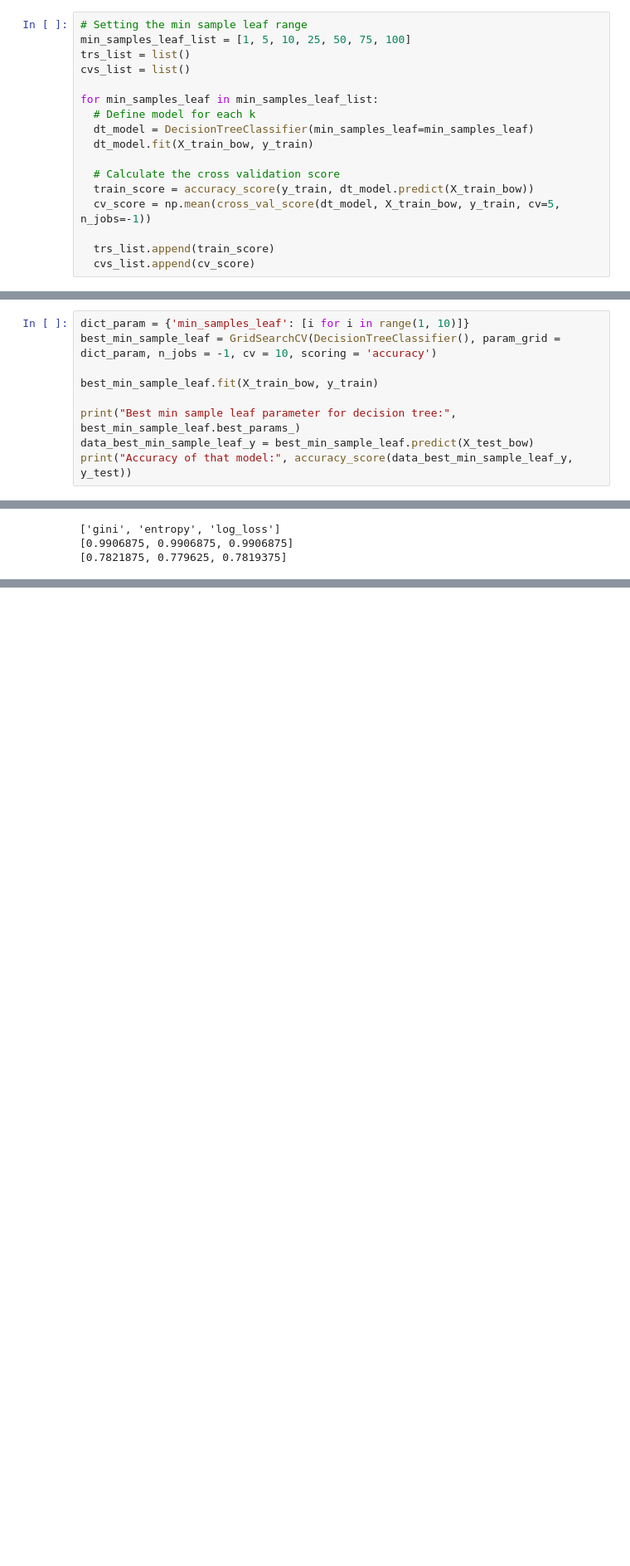
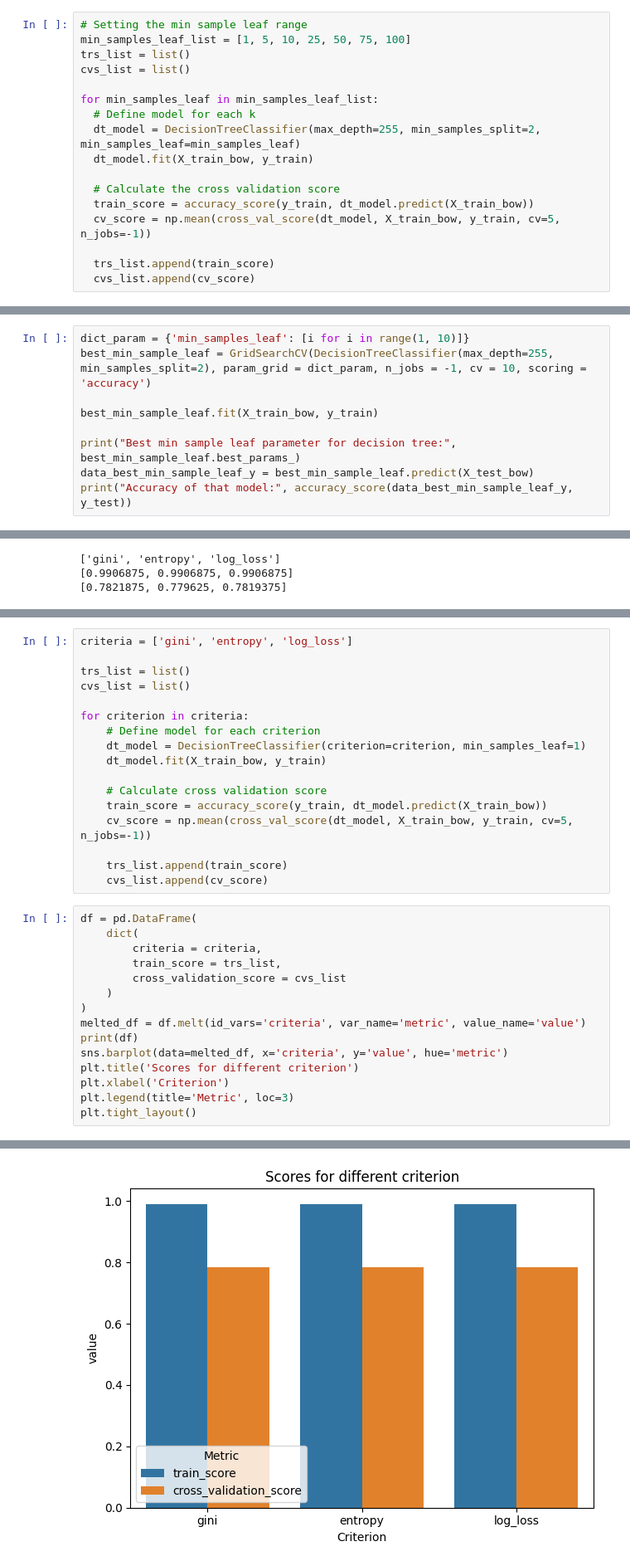
Before and after one commit to auphong2707/emotion-dectection-from-text, a Jupyter notebook: EDFT.ipynb, the cells around one changed output, grey strips where cells are left out. Shown at 83% size. Drawn from its saved outputs; the diff is of its cells as text; blank space fills up the shorter version.

```diff
--- a/EDFT.ipynb
+++ b/EDFT.ipynb
@@ -545,7 +639,7 @@ cvs_list = list()
 
 for min_samples_leaf in min_samples_leaf_list:
   # Define model for each k
-  dt_model = DecisionTreeClassifier(min_samples_leaf=min_samples_leaf)
+  dt_model = DecisionTreeClassifier(max_depth=255, min_samples_split=2, min_samples_leaf=min_samples_leaf)
   dt_model.fit(X_train_bow, y_train)
 
   # Calculate the cross validation score
@@ -575,7 +669,7 @@ From the plot, we can see that the higher this parameter, the lower the accuracy
 Next, we use GridSearchCV to test the min_samples_leaf parameter
 # %%
 dict_param = {'min_samples_leaf': [i for i in range(1, 10)]}
-best_min_sample_leaf = GridSearchCV(DecisionTreeClassifier(), param_grid = dict_param, n_jobs = -1, cv = 10, scoring = 'accuracy')
+best_min_sample_leaf = GridSearchCV(DecisionTreeClassifier(max_depth=255, min_samples_split=2), param_grid = dict_param, n_jobs = -1, cv = 10, scoring = 'accuracy')
 
 best_min_sample_leaf.fit(X_train_bow, y_train)
 
@@ -636,0 +735,33 @@ plt.tight_layout()
+# %%
+criteria = ['gini', 'entropy', 'log_loss']
+
+trs_list = list()
+cvs_list = list()
+
+for criterion in criteria:
+    # Define model for each criterion
+    dt_model = DecisionTreeClassifier(criterion=criterion, min_samples_leaf=1)
+    dt_model.fit(X_train_bow, y_train)
+
+    # Calculate cross validation score
+    train_score = accuracy_score(y_train, dt_model.predict(X_train_bow))
+    cv_score = np.mean(cross_val_score(dt_model, X_train_bow, y_train, cv=5, n_jobs=-1))
+
+    trs_list.append(train_score)
+    cvs_list.append(cv_score)
+# %%
+df = pd.DataFrame(
+    dict(
+        criteria = criteria,
+        train_score = trs_list,
+        cross_validation_score = cvs_list
+    )
+)
+melted_df = df.melt(id_vars='criteria', var_name='metric', value_name='value')
+print(df)
+sns.barplot(data=melted_df, x='criteria', y='value', hue='metric')
+plt.title('Scores for different criterion')
+plt.xlabel('Criterion')
+plt.legend(title='Metric', loc=3)
+plt.tight_layout()
+# %% [output]
@@ -636,0 +772 @@ plt.tight_layout()
+[figure, added]
```
Also changed, not shown: parts of 28 cells of this notebook.
